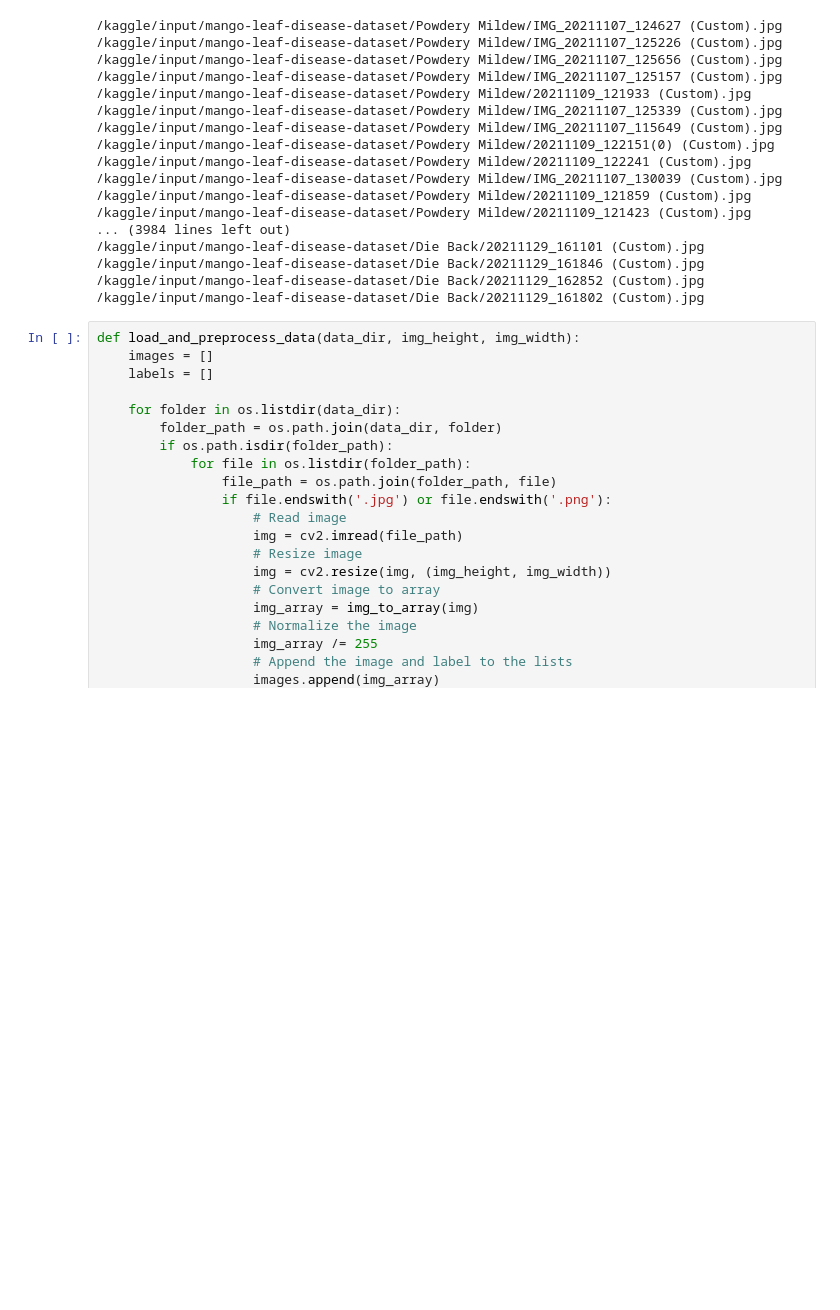
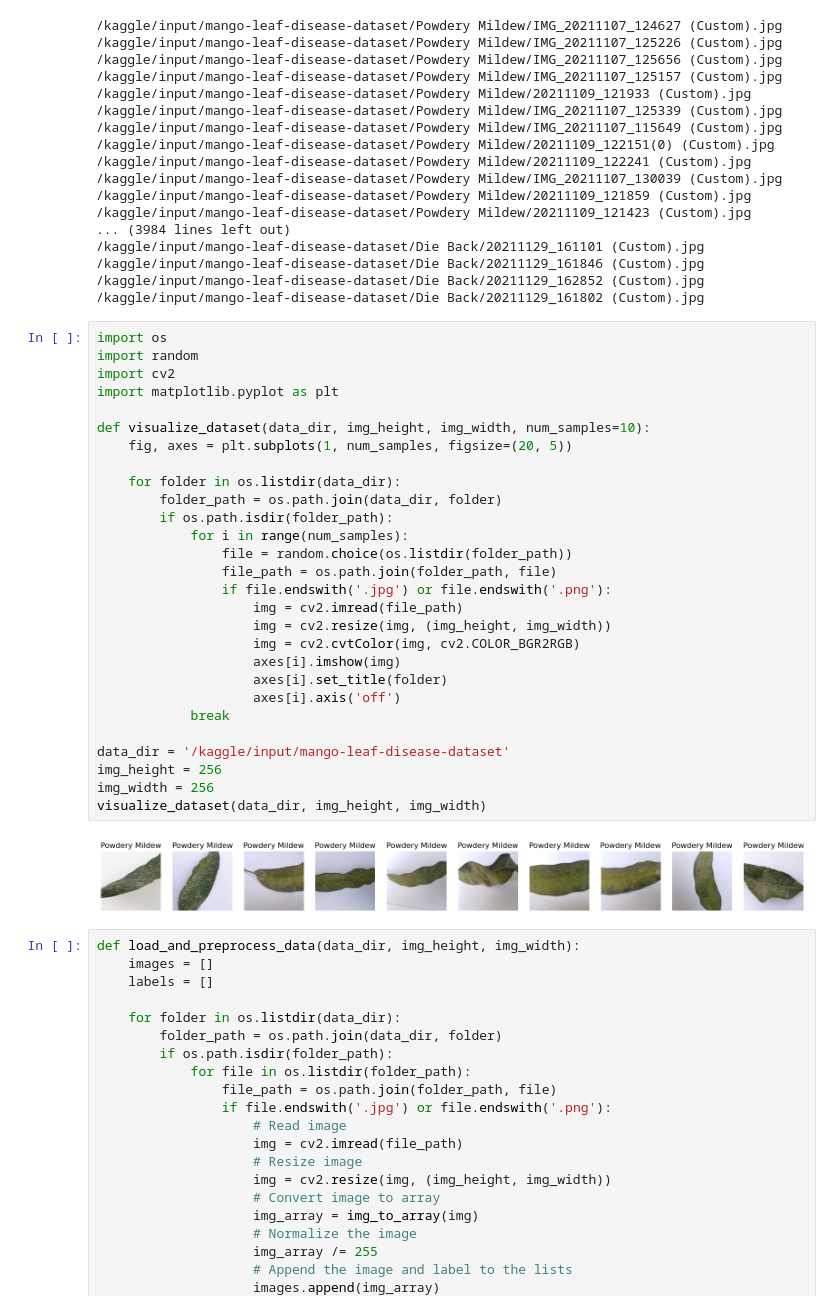
Before and after one commit to Santapaji/data_Mining_project, a Jupyter notebook: dm-proj.ipynb, the cells around one changed output. Drawn from its saved outputs; the diff is of its cells as text; blank space fills up the shorter version.

Commit message:
Kaggle Notebook | dm_proj | Version 5

```diff
--- a/dm-proj.ipynb
+++ b/dm-proj.ipynb
@@ -57,6 +57,36 @@ for dirname, _, filenames in os.walk('/kaggle/input'):
 /kaggle/input/mango-leaf-disease-dataset/Die Back/20211129_161846 (Custom).jpg
 /kaggle/input/mango-leaf-disease-dataset/Die Back/20211129_162852 (Custom).jpg
 /kaggle/input/mango-leaf-disease-dataset/Die Back/20211129_161802 (Custom).jpg
+# %%
+import os
+import random
+import cv2
+import matplotlib.pyplot as plt
+
+def visualize_dataset(data_dir, img_height, img_width, num_samples=10):
+    fig, axes = plt.subplots(1, num_samples, figsize=(20, 5))
+
+    for folder in os.listdir(data_dir):
+        folder_path = os.path.join(data_dir, folder)
+        if os.path.isdir(folder_path):
+            for i in range(num_samples):
+                file = random.choice(os.listdir(folder_path))
+                file_path = os.path.join(folder_path, file)
+                if file.endswith('.jpg') or file.endswith('.png'):
+                    img = cv2.imread(file_path)
+                    img = cv2.resize(img, (img_height, img_width))
+                    img = cv2.cvtColor(img, cv2.COLOR_BGR2RGB)
+                    axes[i].imshow(img)
+                    axes[i].set_title(folder)
+                    axes[i].axis('off')
+            break
+
+data_dir = '/kaggle/input/mango-leaf-disease-dataset'
+img_height = 256
+img_width = 256
+visualize_dataset(data_dir, img_height, img_width)
+# %% [output]
+[figure, added]
 # %%
 def load_and_preprocess_data(data_dir, img_height, img_width):
     images = []
```
Also changed, not shown: parts of 1 cell of this notebook.
